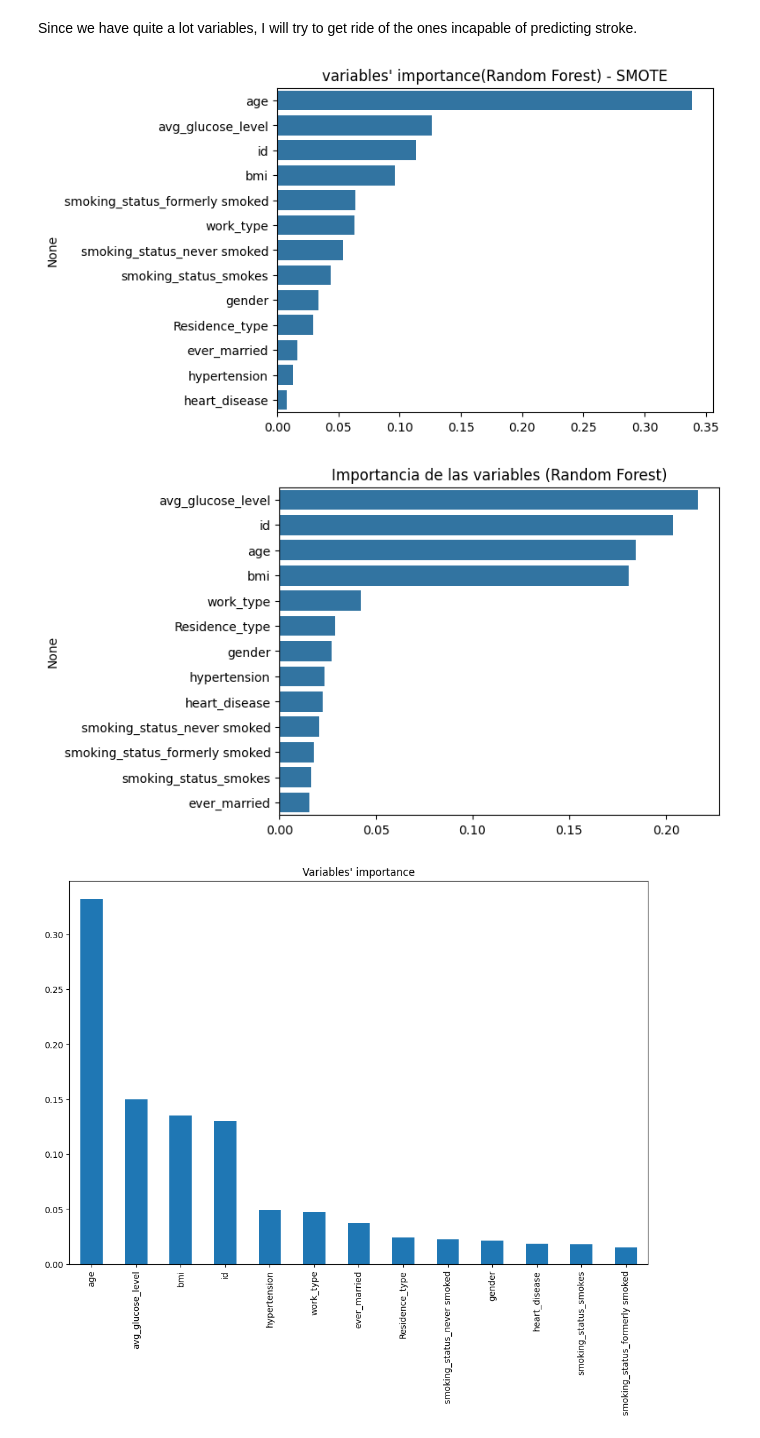
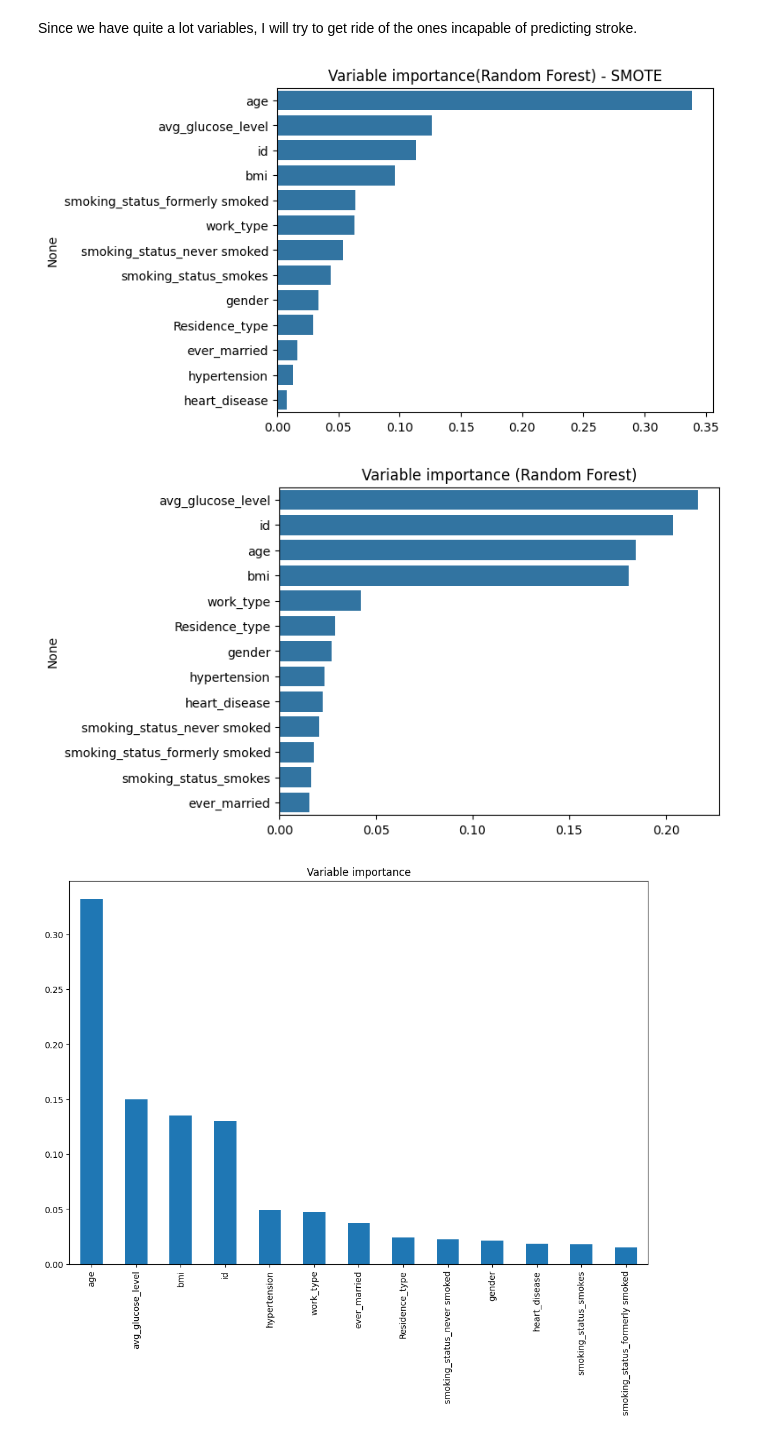
Before and after one commit to Roipp16/Health-Data-Science-Repo, a Jupyter notebook: Stroke_project2.ipynb, the cells around one changed output. Cells and saved outputs as stored; diff of their text form; code cells hidden in the pictures.

```diff
--- a/Stroke_project2.ipynb
+++ b/Stroke_project2.ipynb
@@ -110,26 +110,26 @@ features_res = pd.Series(importances_res, index=X_res.columns).sort_values(ascen
 
 
 sns.barplot(x=features_res.values, y=features_res.index)
-plt.title("variables' importance(Random Forest) - SMOTE")
+plt.title("Variable importance(Random Forest) - SMOTE")
 plt.show()
 # %% [output]
-[figure, old version]
+[figure, new version]
 # %%
 #but what if we had not used SMOTE?
 from sklearn.ensemble import RandomForestClassifier
 
 rf = RandomForestClassifier(random_state=42)
 rf.fit(X, y)
 
 importances = rf.feature_importances_
 features = pd.Series(importances, index=X.columns).sort_values(ascending=False)
 
 
 sns.barplot(x=features.values, y=features.index)
-plt.title("Importancia de las variables (Random Forest)")
+plt.title("Variable importance (Random Forest)")
 plt.show()
 # %% [output]
-[figure, old version]
+[figure, new version]
 # %%
 #And what if we had shortcutted the no-stroke subjects?
 from sklearn.ensemble import RandomForestClassifier
```
Also changed, not shown: parts of 3 cells of this notebook.
